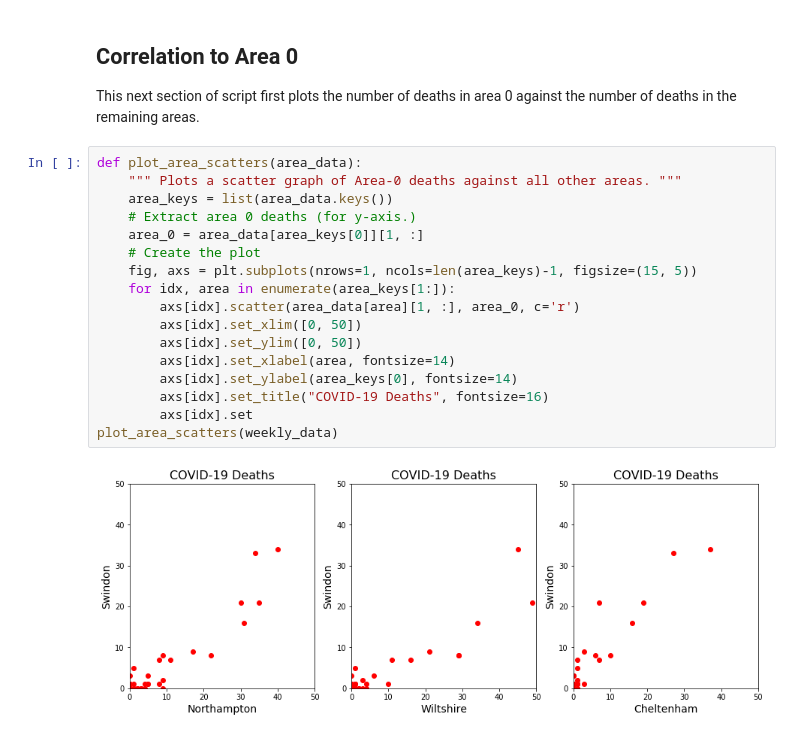
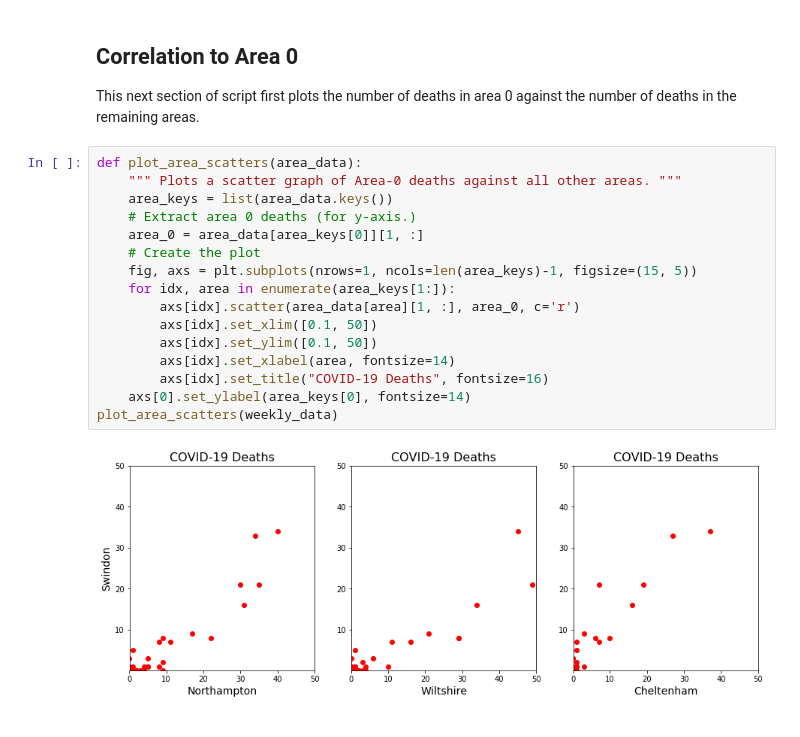
Before and after one commit to Sciprios/SwindonCovid, a Jupyter notebook: Deaths Comparison.ipynb, the cells around one changed output. Drawn from its saved outputs; the diff is of its cells as text.

```diff
--- a/Deaths Comparison.ipynb
+++ b/Deaths Comparison.ipynb
@@ -154,19 +155,18 @@ This next section of script first plots the number of deaths in area 0 against t
 # %%
 def plot_area_scatters(area_data):
     """ Plots a scatter graph of Area-0 deaths against all other areas. """
     area_keys = list(area_data.keys())
     # Extract area 0 deaths (for y-axis.)
     area_0 = area_data[area_keys[0]][1, :]
     # Create the plot
     fig, axs = plt.subplots(nrows=1, ncols=len(area_keys)-1, figsize=(15, 5))
     for idx, area in enumerate(area_keys[1:]):
         axs[idx].scatter(area_data[area][1, :], area_0, c='r')
-        axs[idx].set_xlim([0, 50])
-        axs[idx].set_ylim([0, 50])
+        axs[idx].set_xlim([0.1, 50])
+        axs[idx].set_ylim([0.1, 50])
         axs[idx].set_xlabel(area, fontsize=14)
-        axs[idx].set_ylabel(area_keys[0], fontsize=14)
         axs[idx].set_title("COVID-19 Deaths", fontsize=16)
-        axs[idx].set
+    axs[0].set_ylabel(area_keys[0], fontsize=14)
 plot_area_scatters(weekly_data)
 # %% [output]
-[figure, old version]
+[figure, new version]
```
Also changed, not shown: parts of 5 cells of this notebook.
